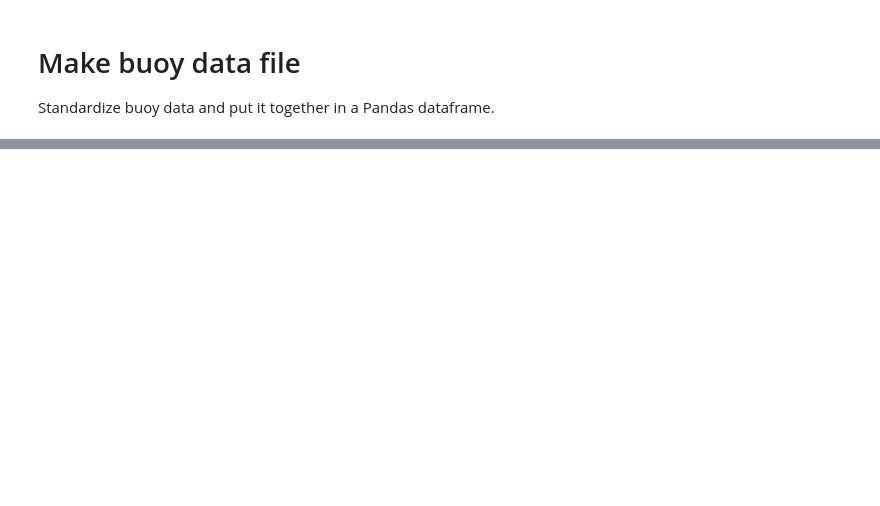
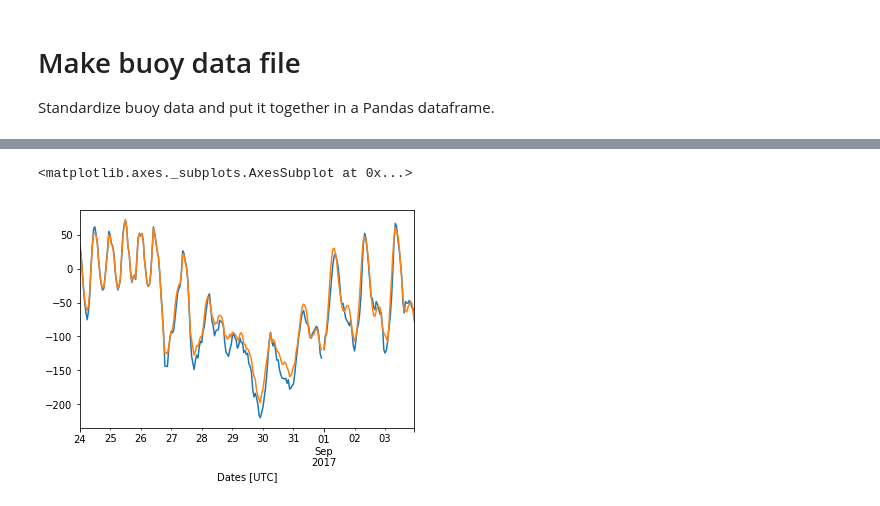
Before and after one commit to kthyng/flood_estimate, a Jupyter notebook: make_data.ipynb, the cells around one changed output, grey strips where cells are left out. Drawn from its saved outputs; the diff is of its cells as text; code cells hidden in the pictures; blank space fills up the shorter version.

```diff
--- a/make_data.ipynb
+++ b/make_data.ipynb
@@ -148,0 +254,10 @@ if not os.path.exists(savename):
+# %%
+# calculate mean of this
+means = [new.mean() for new in news]
+df['mean along'] = means
+# %%
+ax = df['g06010: Along [cm/s], depth 5.79 [m]']['2017-8-24':'2017-9-3'].plot()
+df['mean along']['2017-8-24':'2017-9-3'].plot()
+# %% [output]
+<matplotlib.axes._subplots.AxesSubplot at 0x...>
+[figure, added]
```
Also changed, not shown: parts of 16 cells of this notebook.
